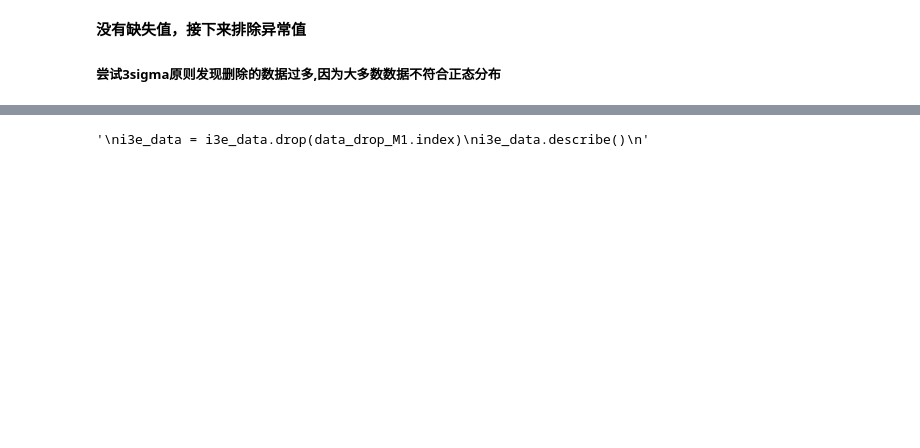
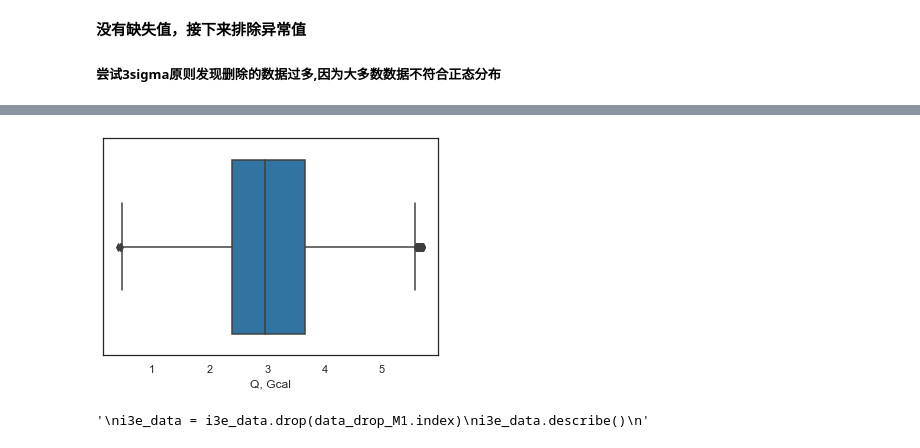
Before and after one commit to Hotomoderato/Heating-System-Analysis, a Jupyter notebook: Final_Dsss.ipynb, the cells around one changed output, grey strips where cells are left out. Cells and saved outputs as stored; diff of their text form; code cells hidden in the pictures; blank space fills up the shorter version.

```diff
--- a/Final_Dsss.ipynb
+++ b/Final_Dsss.ipynb
@@ -114,16 +164,25 @@ KStest(KS_list)
 # %%
+Percentile = np.percentile(data['Q, Gcal'],[0,25,50,75,100])
+IQR = Percentile[3] - Percentile[1]
+UpLimit = Percentile[3] + IQR*1.5
+DownLimit = Percentile[1] - IQR*1.5
+data=data[(data['Q, Gcal']< UpLimit )&(data['Q, Gcal'] > DownLimit)]
+sns.boxplot(data['Q, Gcal'])
+plt.show()
+
 '''
 M1.values
 mean_M1 = M1.mean()
 std_M1 = M1.std()
 error = i3e_data[np.abs(M1-mean_M1) > 3*std_M1]
 # 剔除异常值，保留正常的数据
 data_drop_M1 = i3e_data[np.abs(M1 - mean_M1) <= 3*std_M1]
 data_drop_M1.describe()
 '''
 '''
 i3e_data = i3e_data.drop(data_drop_M1.index)
 i3e_data.describe()
 '''
 # %% [output]
+[figure, added]
 '\ni3e_data = i3e_data.drop(data_drop_M1.index)\ni3e_data.describe()\n'
```
Also changed, not shown: parts of 27 cells of this notebook, 2 other files.
